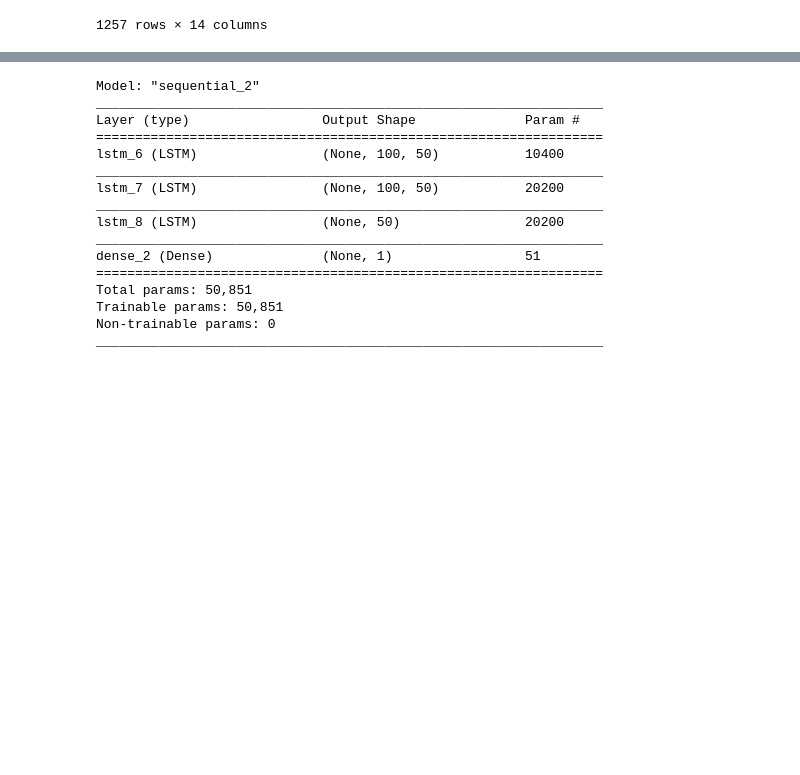
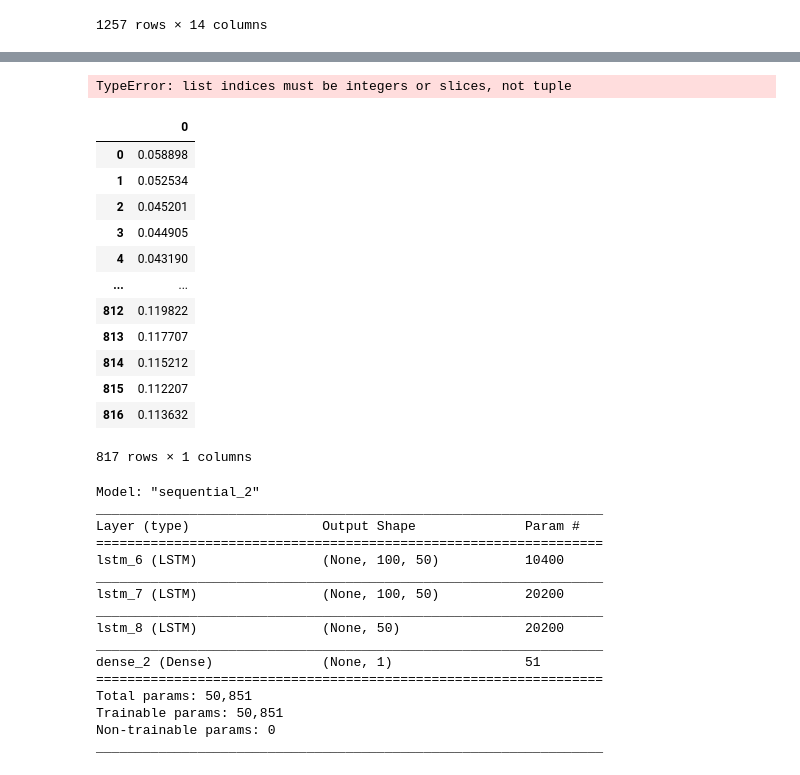
Before and after one commit to JawwadSabir/Stock-market-predictor, a Jupyter notebook: Stock market predictor - LSTM.ipynb, the cells around one changed output, grey strips where cells are left out. Cells and saved outputs as stored; diff of their text form; code cells hidden in the pictures; blank space fills up the shorter version.

```diff
--- a/Stock market predictor - LSTM.ipynb
+++ b/Stock market predictor - LSTM.ipynb
@@ -55,6 +54,11 @@ df1=scaler.fit_transform(np.array(df1).reshape(-1,1))
 training_size=int(len(df1)*0.65)
 test_size=len(df1)-training_size
 train_data,test_data=df1[0:training_size,:],df1[training_size:len(df1),:1]
+# %%
+a = [1,2,3,4,5,6,7,8,9]
+a[2:5, 0]
+# %% [output]
+TypeError: list indices must be integers or slices, not tuple
 # %%
 import numpy
 # convert an array of values into a dataset matrix
@@ -69,6 +74,22 @@ def create_dataset(dataset, time_step=1):
 time_step = 100
 X_train, y_train = create_dataset(train_data, time_step)
 X_test, ytest = create_dataset(test_data, time_step)
+# %%
+pd.DataFrame(train_data)
+# %% [output]
+|  | 0 |
+| 0 | 0.058898 |
+| 1 | 0.052534 |
+| 2 | 0.045201 |
+| 3 | 0.044905 |
+| 4 | 0.043190 |
+| ... | ... |
+| 812 | 0.119822 |
+| 813 | 0.117707 |
+| 814 | 0.115212 |
+| 815 | 0.112207 |
+| 816 | 0.113632 |
+817 rows × 1 columns
 # %%
 X_train =X_train.reshape(X_train.shape[0],X_train.shape[1] , 1)
 X_test = X_test.reshape(X_test.shape[0],X_test.shape[1] , 1)
```
Also changed, not shown: parts of 7 cells of this notebook.
